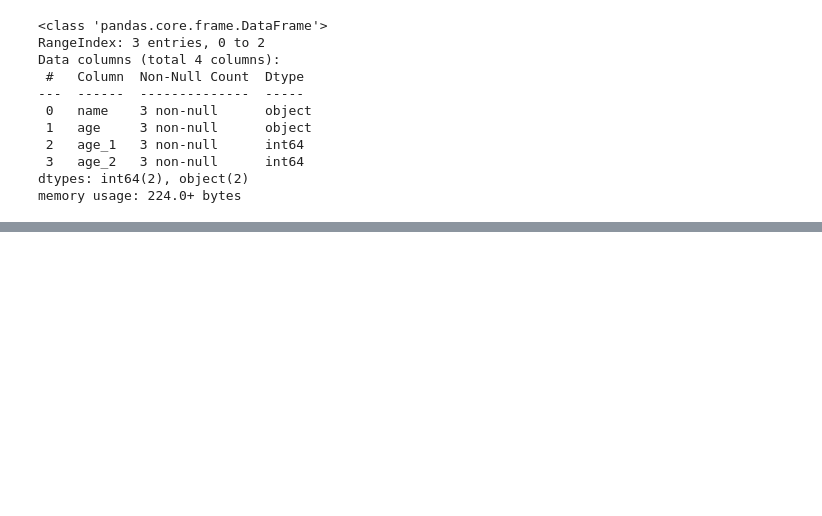
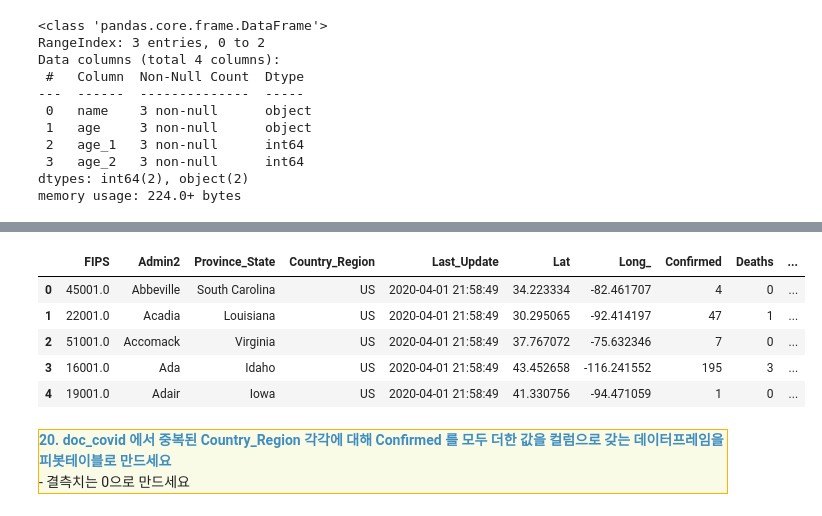
Before and after one commit to jinkyungpark/python_science, a Jupyter notebook: pandas/주요로직.ipynb, the cells around one changed output, grey strips where cells are left out. Saved outputs shown, nothing was run; the diff lists cells and outputs as text; code cells hidden in the pictures; blank space fills up the shorter version.

```diff
--- a/pandas/주요로직.ipynb
+++ b/pandas/주요로직.ipynb
@@ -57,0 +450,17 @@ memory usage: 224.0+ bytes
+# %%
+import pandas as pd
+
+doc_covid = pd.read_csv('../data/covid/covid_19_daily_reports/04-01-2020.csv', encoding='utf-8-sig')
+doc_covid.head()
+# %% [output]
+|  | FIPS | Admin2 | Province_State | Country_Region | Last_Update | Lat | Long_ | Confirmed | Deaths | ... |
+| 0 | 45001.0 | Abbeville | South Carolina | US | 2020-04-01 21:58:49 | 34.223334 | -82.461707 | 4 | 0 | ... |
+| 1 | 22001.0 | Acadia | Louisiana | US | 2020-04-01 21:58:49 | 30.295065 | -92.414197 | 47 | 1 | ... |
+| 2 | 51001.0 | Accomack | Virginia | US | 2020-04-01 21:58:49 | 37.767072 | -75.632346 | 7 | 0 | ... |
+| 3 | 16001.0 | Ada | Idaho | US | 2020-04-01 21:58:49 | 43.452658 | -116.241552 | 195 | 3 | ... |
+| 4 | 19001.0 | Adair | Iowa | US | 2020-04-01 21:58:49 | 41.330756 | -94.471059 | 1 | 0 | ... |
+# %% [markdown]
+<div class="alert alert-block" style="border: 1px solid #FFB300;background-color:#F9FBE7;">
+<font size="2em" style="font-weight:bold;color:#3f8dbf;">20. doc_covid 에서 중복된 Country_Region 각각에 대해 Confirmed 를 모두 더한 값을 컬럼으로 갖는 데이터프레임을 피봇테이블로 만드세요</font><br>
+- 결측치는 0으로 만드세요
+</div>
```
Also changed, not shown: parts of 59 cells of this notebook, 7 other files.
